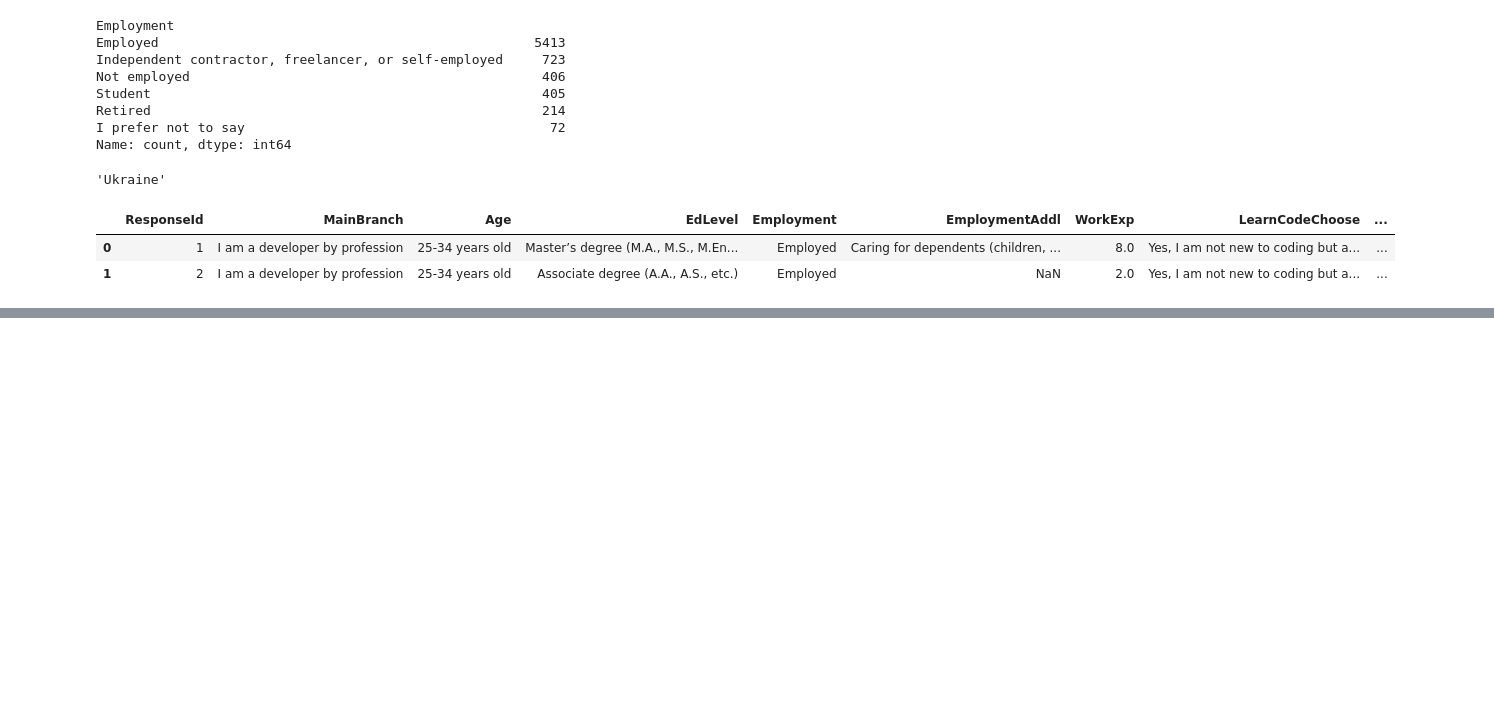
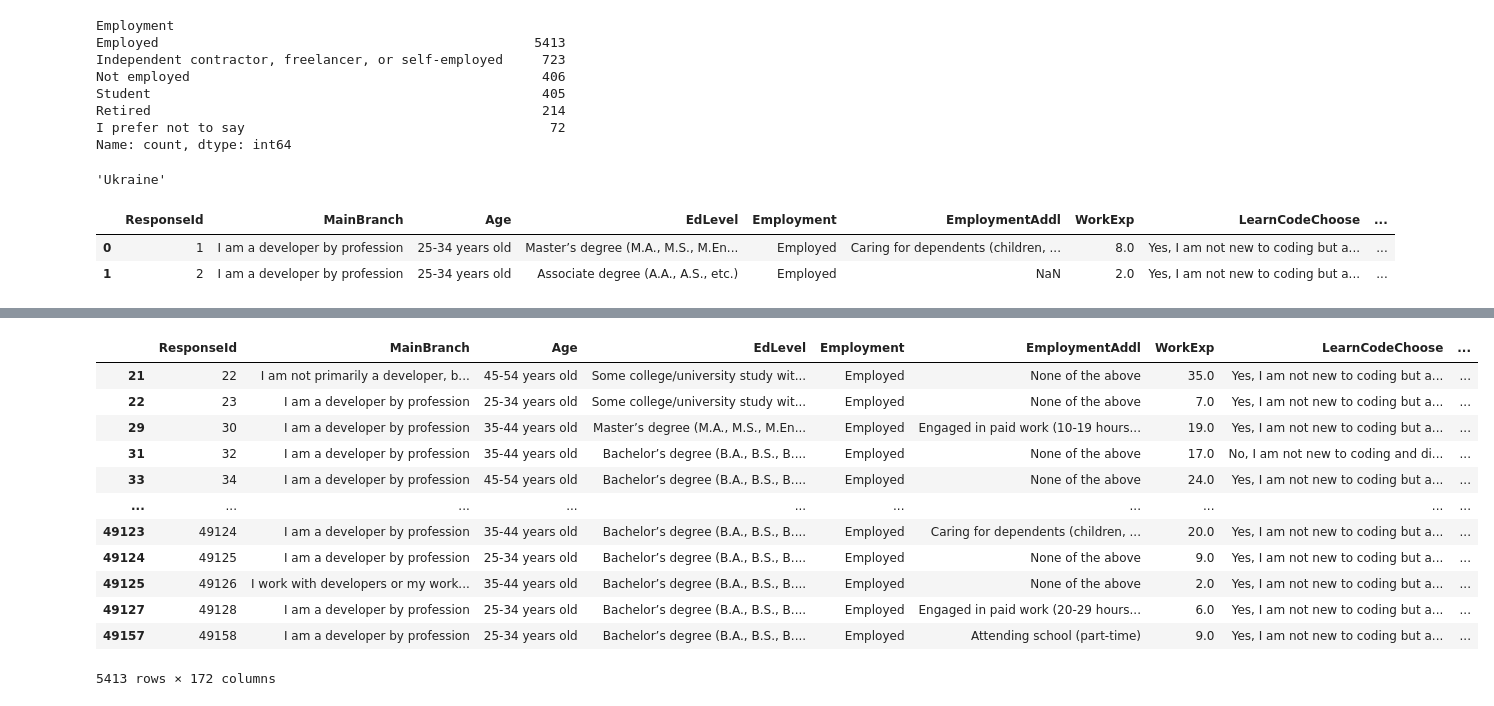
Before and after one commit to Sophie-Muchiri12/python-dataanalysis, a Jupyter notebook: stackoverflow_survey_pandas_analysis.ipynb, the cells around one changed output, grey strips where cells are left out. Drawn from its saved outputs; the diff is of its cells as text; code cells hidden in the pictures; blank space fills up the shorter version.

```diff
--- a/stackoverflow_survey_pandas_analysis.ipynb
+++ b/stackoverflow_survey_pandas_analysis.ipynb
@@ -895,0 +1103,16 @@ Name: Employment, Length: 7233, dtype: str
+# %%
+df.loc[(df['Country']=='United States of America')& (df['Employment'] == 'Employed')]
+# %% [output]
+|  | ResponseId | MainBranch | Age | EdLevel | Employment | EmploymentAddl | WorkExp | LearnCodeChoose | ... |
+| 21 | 22 | I am not primarily a developer, b... | 45-54 years old | Some college/university study wit... | Employed | None of the above | 35.0 | Yes, I am not new to coding but a... | ... |
+| 22 | 23 | I am a developer by profession | 25-34 years old | Some college/university study wit... | Employed | None of the above | 7.0 | Yes, I am not new to coding but a... | ... |
+| 29 | 30 | I am a developer by profession | 35-44 years old | Master’s degree (M.A., M.S., M.En... | Employed | Engaged in paid work (10-19 hours... | 19.0 | Yes, I am not new to coding but a... | ... |
+| 31 | 32 | I am a developer by profession | 35-44 years old | Bachelor’s degree (B.A., B.S., B.... | Employed | None of the above | 17.0 | No, I am not new to coding and di... | ... |
+| 33 | 34 | I am a developer by profession | 45-54 years old | Bachelor’s degree (B.A., B.S., B.... | Employed | None of the above | 24.0 | Yes, I am not new to coding but a... | ... |
+| ... | ... | ... | ... | ... | ... | ... | ... | ... | ... |
+| 49123 | 49124 | I am a developer by profession | 35-44 years old | Bachelor’s degree (B.A., B.S., B.... | Employed | Caring for dependents (children, ... | 20.0 | Yes, I am not new to coding but a... | ... |
+| 49124 | 49125 | I am a developer by profession | 25-34 years old | Bachelor’s degree (B.A., B.S., B.... | Employed | None of the above | 9.0 | Yes, I am not new to coding but a... | ... |
+| 49125 | 49126 | I work with developers or my work... | 35-44 years old | Bachelor’s degree (B.A., B.S., B.... | Employed | None of the above | 2.0 | Yes, I am not new to coding but a... | ... |
+| 49127 | 49128 | I am a developer by profession | 25-34 years old | Bachelor’s degree (B.A., B.S., B.... | Employed | Engaged in paid work (20-29 hours... | 6.0 | Yes, I am not new to coding but a... | ... |
+| 49157 | 49158 | I am a developer by profession | 25-34 years old | Bachelor’s degree (B.A., B.S., B.... | Employed | Attending school (part-time) | 9.0 | Yes, I am not new to coding but a... | ... |
+5413 rows × 172 columns
```
Also changed, not shown: parts of 19 cells of this notebook.
